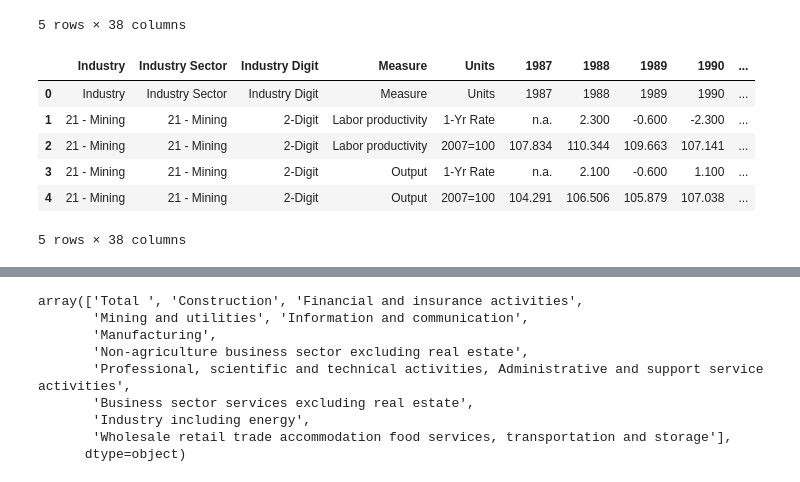
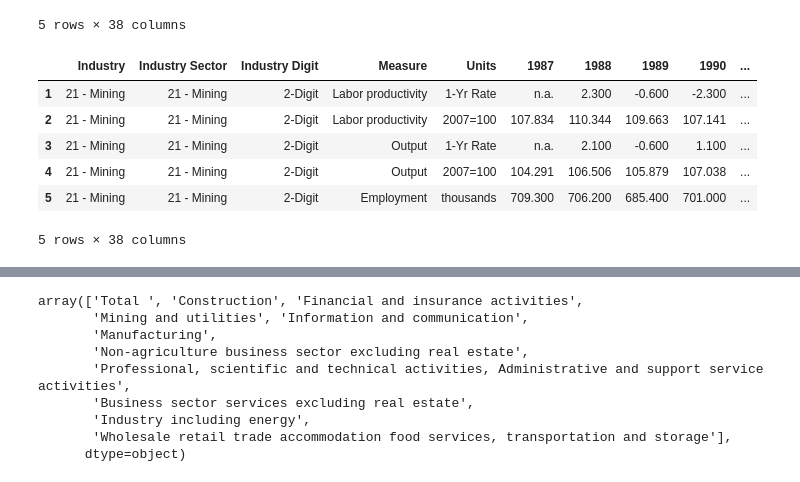
Before and after one commit to mayabenowitz/neuralcraft, a Jupyter notebook: notebooks/1.0-mayab-data-munging.ipynb, the cells around one changed output, grey strips where cells are left out. Cells and saved outputs as stored; diff of their text form; code cells hidden in the pictures.

```diff
--- a/notebooks/1.0-mayab-macroecon.ipynb
+++ b/notebooks/1.0-mayab-data-munging.ipynb
@@ -153,13 +153,13 @@ df2.head()
 5 rows × 38 columns
 # %%
 df2.columns = df2.iloc[0]
-df2.drop(df2.iloc[0], axis=1)
+df2.drop(df2.index[0], inplace=True)
 df2.head()
 # %% [output]
 |  | Industry | Industry Sector | Industry Digit | Measure | Units | 1987 | 1988 | 1989 | 1990 | ... |
-| 0 | Industry | Industry Sector | Industry Digit | Measure | Units | 1987 | 1988 | 1989 | 1990 | ... |
 | 1 | 21 - Mining | 21 - Mining | 2-Digit | Labor productivity | 1-Yr Rate | n.a. | 2.300 | -0.600 | -2.300 | ... |
 | 2 | 21 - Mining | 21 - Mining | 2-Digit | Labor productivity | 2007=100 | 107.834 | 110.344 | 109.663 | 107.141 | ... |
 | 3 | 21 - Mining | 21 - Mining | 2-Digit | Output | 1-Yr Rate | n.a. | 2.100 | -0.600 | 1.100 | ... |
 | 4 | 21 - Mining | 21 - Mining | 2-Digit | Output | 2007=100 | 104.291 | 106.506 | 105.879 | 107.038 | ... |
+| 5 | 21 - Mining | 21 - Mining | 2-Digit | Employment | thousands | 709.300 | 706.200 | 685.400 | 701.000 | ... |
 5 rows × 38 columns
```
Also changed, not shown: parts of 3 cells of this notebook.
